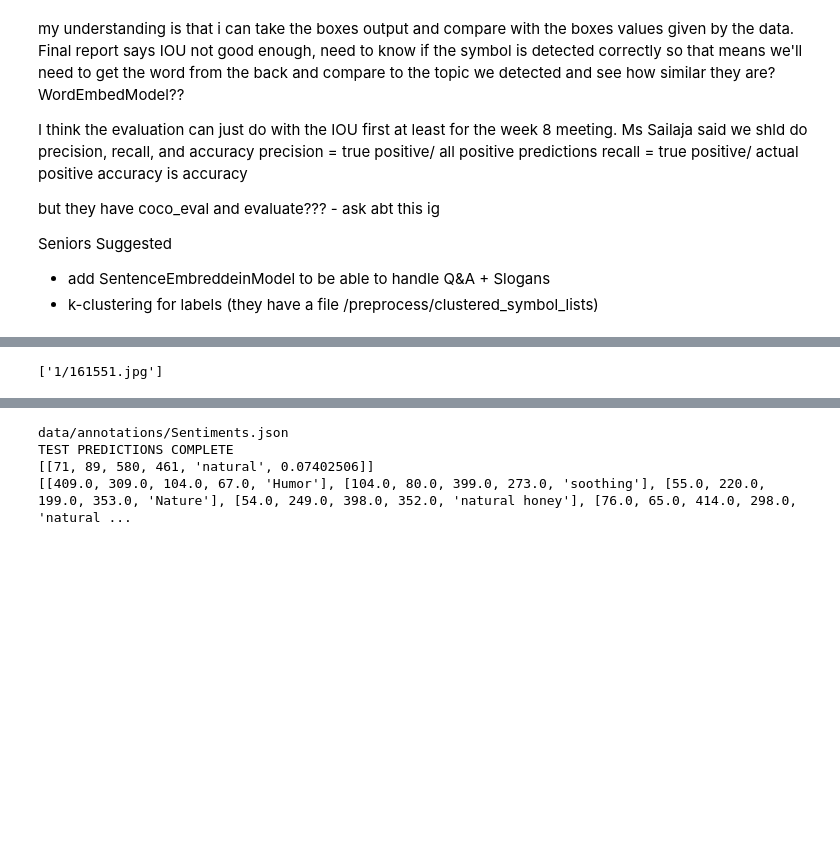
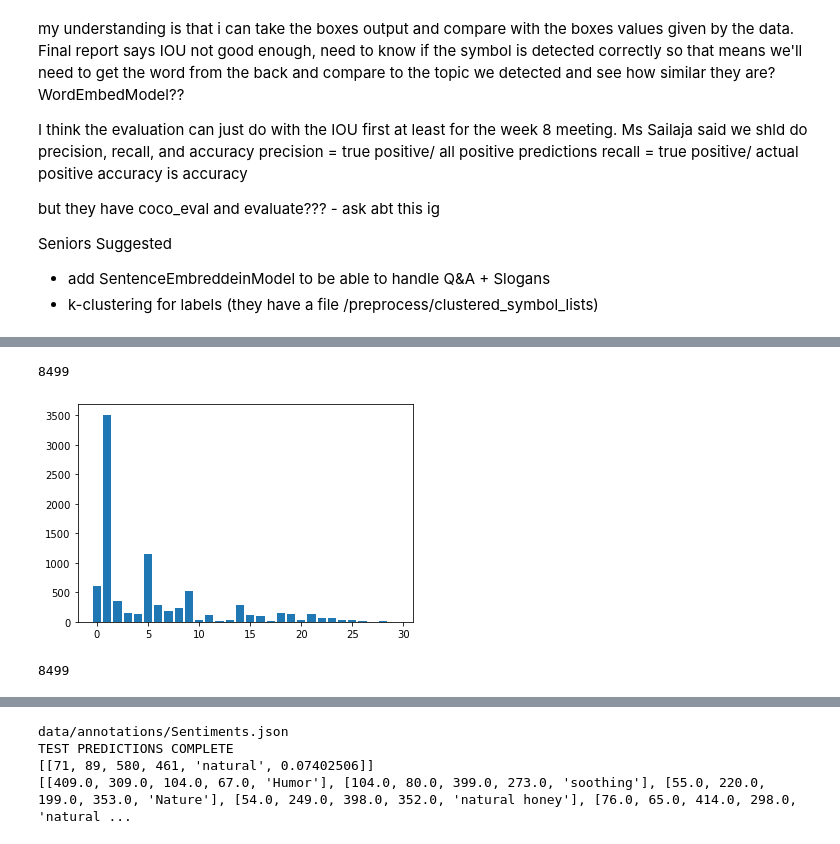
Before and after one commit to joeechua/Ads-Decoder_ext, a Jupyter notebook: bsight.ipynb, the cells around one changed output, grey strips where cells are left out. Saved outputs shown, nothing was run; the diff lists cells and outputs as text; code cells hidden in the pictures; blank space fills up the shorter version.

```diff
--- a/bsight.ipynb
+++ b/bsight.ipynb
@@ -29,0 +45,3 @@ train, test = create_train_test_dataset(ads_dataset)
+# %%
+phrases = load_annotation_json() #loads the sentiments.json file
+prep = SentimentPreProcessor()
@@ -29,0 +50,13 @@ train, test = create_train_test_dataset(ads_dataset)
+# %%
+classes = {}
+# %%
+ds = train.dataset.image_path
+for i in train.indices:
+    file = ds[i]
+    phrase_id = int(phrases[file][0][0])
+    phrase = prep.id_to_word[phrase_id]
+    try:
+        check = classes[phrase]
+    except:
+        classes[phrase] = 0
+    classes[phrase] += 1
@@ -29,0 +74,2 @@ train, test = create_train_test_dataset(ads_dataset)
+# %%
+D = classes
@@ -30,3 +100,24 @@ train, test = create_train_test_dataset(ads_dataset)
+# %%
+total = 0
+for i in list(D.values()):
+    total += i
+print(total)
+# %% [output]
+8499
+# %%
+plt.bar(range(len(D)), list(D.values()), align='center')
+#plt.xticks(range(len(D)), list(D.keys()))
+# # for python 2.x:
+# plt.bar(range(len(D)), D.values(), align='center')  # python 2.x
+# plt.xticks(range(len(D)), D.keys())  # in python 2.x
+
+plt.show()
+# %% [output]
+[figure, added]
+# %%
+len(train)
+# %% [output]
+8499
 # %%
 def bb_intersection_over_union(boxA, boxB):
     # determine the (x, y)-coordinates of the intersection rectangle
@@ -106,5 +216 @@ def testing(files, descriptor = "sentiments"):
    return "DONE"
-# %%
-files
-# %% [output]
-['1/161551.jpg']
```
Also changed, not shown: parts of 26 cells of this notebook, 1 other file.
